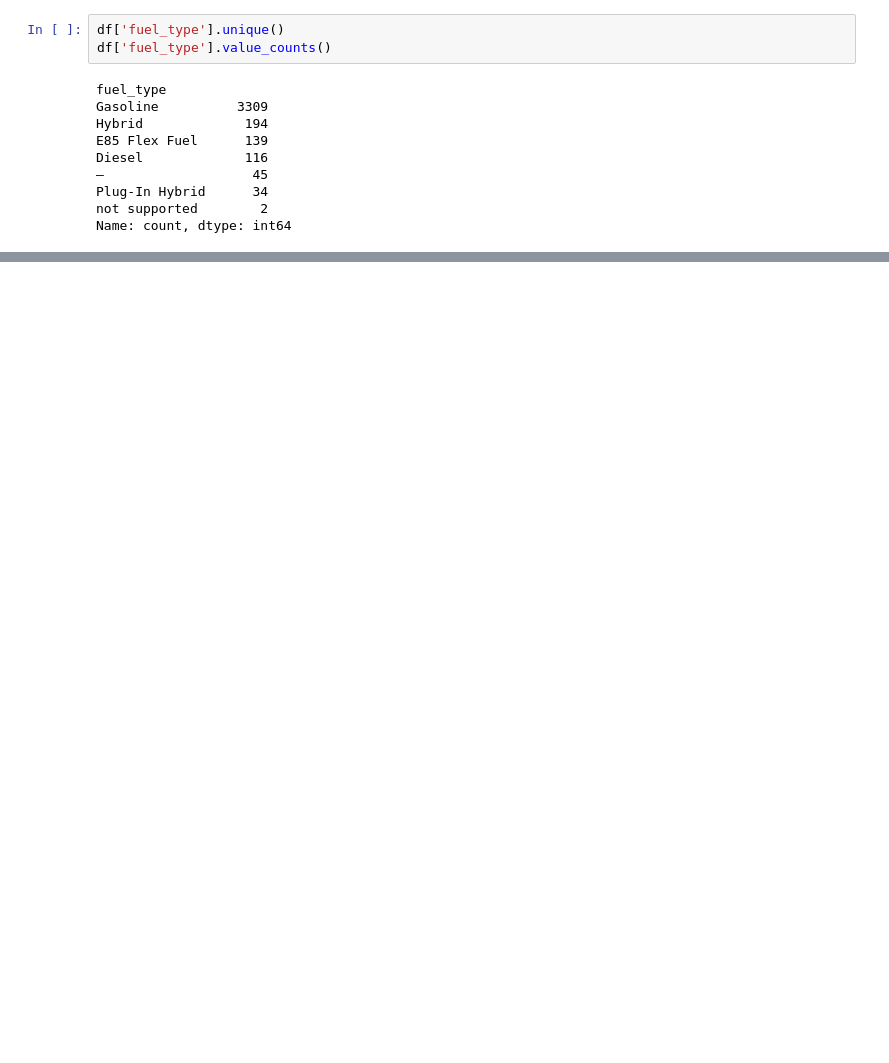
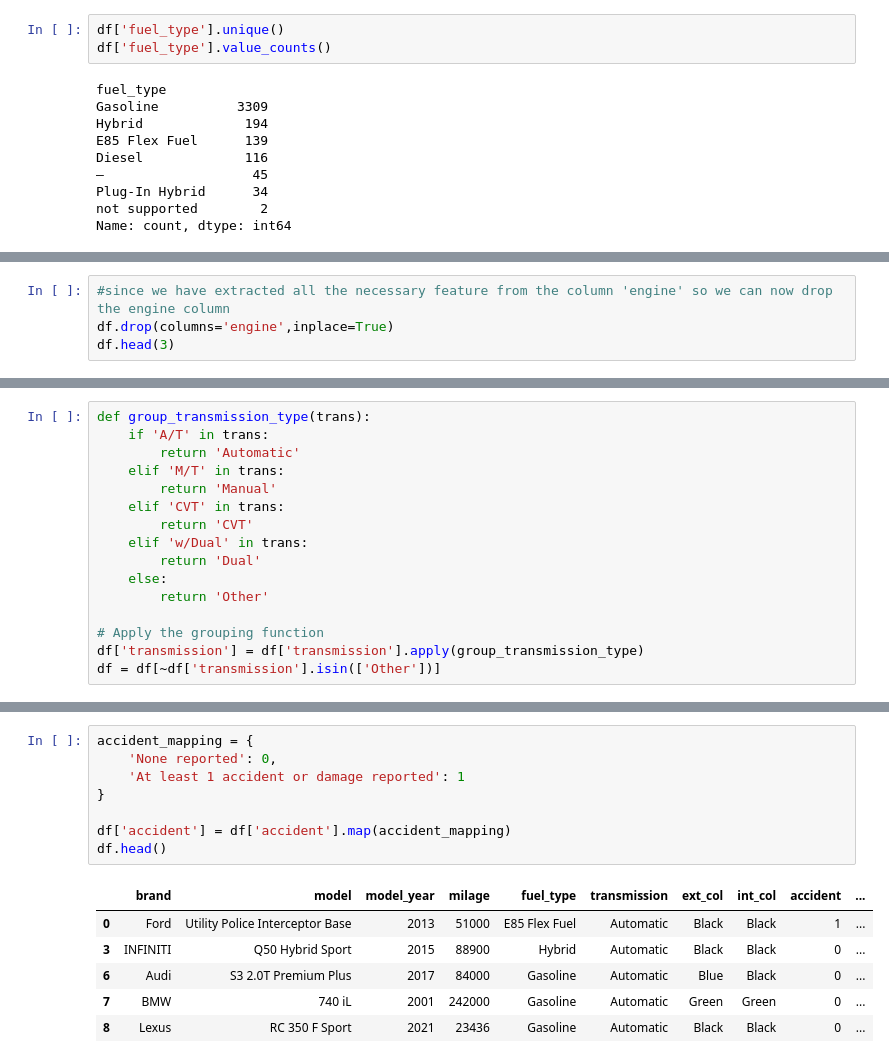
Before and after one commit to Dipu9813/Predict-car-price-DSproject, a Jupyter notebook: KCE080BCT008.ipynb, the cells around one changed output, grey strips where cells are left out. Saved outputs shown, nothing was run; the diff lists cells and outputs as text; blank space fills up the shorter version.

```diff
--- a/KCE080BCT008.ipynb
+++ b/KCE080BCT008.ipynb
@@ -129,0 +203,4 @@ df.head()
+# %%
+#since we have extracted all the necessary feature from the column 'engine' so we can now drop the engine column
+df.drop(columns='engine',inplace=True)
+df.head(3)
@@ -129,0 +236,16 @@ df.head()
+# %%
+def group_transmission_type(trans):
+    if 'A/T' in trans:
+        return 'Automatic'
+    elif 'M/T' in trans:
+        return 'Manual'
+    elif 'CVT' in trans:
+        return 'CVT'
+    elif 'w/Dual' in trans:
+        return 'Dual'
+    else:
+        return 'Other'
+
+# Apply the grouping function
+df['transmission'] = df['transmission'].apply(group_transmission_type)
+df = df[~df['transmission'].isin(['Other'])]
@@ -129,0 +277,15 @@ df.head()
+# %%
+accident_mapping = {
+    'None reported': 0,
+    'At least 1 accident or damage reported': 1
+}
+
+df['accident'] = df['accident'].map(accident_mapping)
+df.head()
+# %% [output]
+|  | brand | model | model_year | milage | fuel_type | transmission | ext_col | int_col | accident | ... |
+| 0 | Ford | Utility Police Interceptor Base | 2013 | 51000 | E85 Flex Fuel | Automatic | Black | Black | 1 | ... |
+| 3 | INFINITI | Q50 Hybrid Sport | 2015 | 88900 | Hybrid | Automatic | Black | Black | 0 | ... |
+| 6 | Audi | S3 2.0T Premium Plus | 2017 | 84000 | Gasoline | Automatic | Blue | Black | 0 | ... |
+| 7 | BMW | 740 iL | 2001 | 242000 | Gasoline | Automatic | Green | Green | 0 | ... |
+| 8 | Lexus | RC 350 F Sport | 2021 | 23436 | Gasoline | Automatic | Black | Black | 0 | ... |
```
Also changed, not shown: parts of 24 cells of this notebook.
